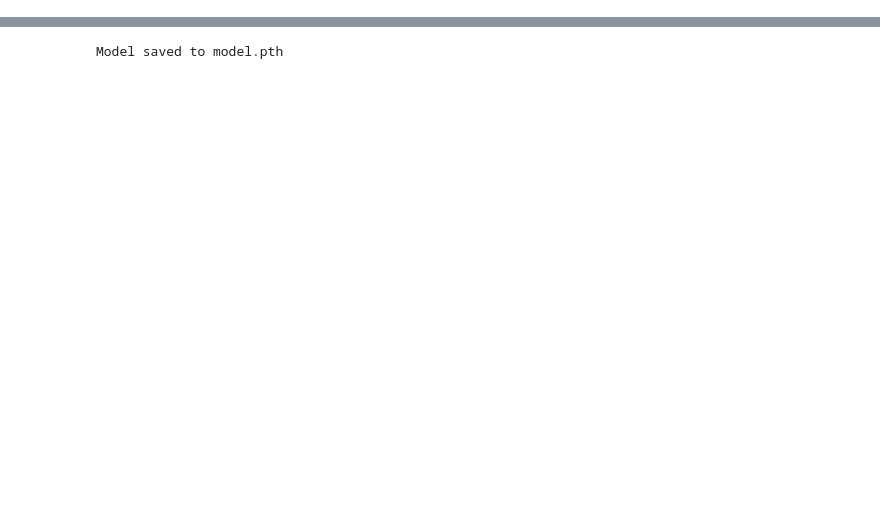
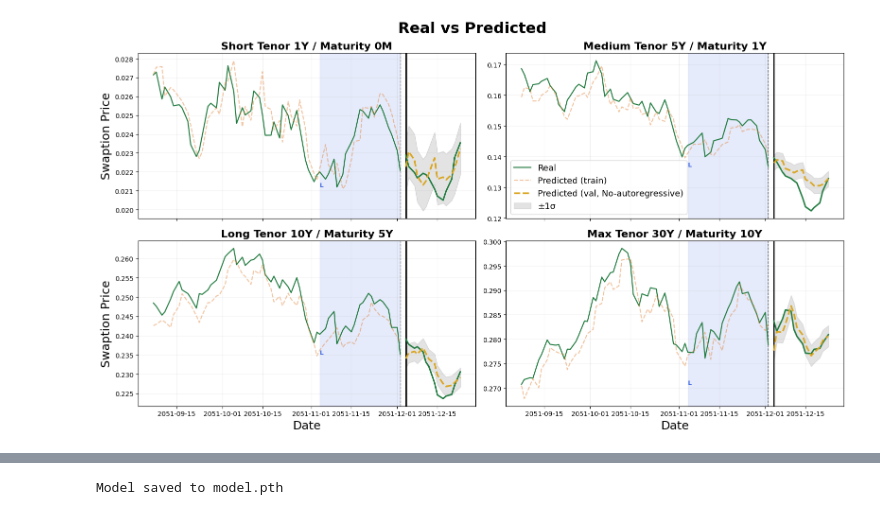
Before and after one commit to ReyGuadarrama/Quandela_hackathon, a Jupyter notebook: solution.ipynb, the cells around one changed output, grey strips where cells are left out. Saved outputs shown, nothing was run; the diff lists cells and outputs as text; code cells hidden in the pictures; blank space fills up the shorter version.

```diff
--- a/solution.ipynb
+++ b/solution.ipynb
@@ -433,0 +439,70 @@ for day_idx, label in [(0, "first"), (n_val - 1, "last")]:
+# %%
+show_start = TRAIN_SPLIT - CONTEXT_DAYS
+
+selected = [
+    (1,  0.0833333333333333, "Short Tenor 1Y / Maturity 0M"),
+    (5,  1.0,               "Medium Tenor 5Y / Maturity 1Y"),
+    (10, 5.0,               "Long Tenor 10Y / Maturity 5Y"),
+    (30, 10.0,              "Max Tenor 30Y / Maturity 10Y"),
+]
+
+fig, axes = plt.subplots(2, 2, figsize=(16, 9))
+fig.patch.set_facecolor("white")
+
+for idx, (ax, (tenor, maturity, label)) in enumerate(zip(axes.flatten(), selected)):
+    t_idx = TENORS_LIST.index(tenor)
+    m_idx = min(range(N_MAT), key=lambda i: abs(MATURITIES_LIST[i] - maturity))
+    col   = m_idx * N_TEN + t_idx
+
+    real = all_reals[:, col]
+    pred = all_preds[:, col]
+
+    train_std = np.abs(pred[:TRAIN_SPLIT] - real[:TRAIN_SPLIT]).std()
+
+    lb_start = TRAIN_SPLIT - dataset.lookback
+    ax.axvspan(pred_dates[lb_start], pred_dates[TRAIN_SPLIT - 1],
+               alpha=0.13, color="royalblue", zorder=1)
+    ax.annotate("L", xy=(pred_dates[lb_start], real[show_start:TRAIN_SPLIT].min()),
+                fontsize=9, color="royalblue", fontweight="bold")
+    ax.axvline(pred_dates[TRAIN_SPLIT - 1], color="black", linewidth=1,
+               linestyle="--", alpha=0.6)
+    ax.axvline(split_date, color="black", linewidth=2)
+
+    ax.plot(pred_dates[show_start:TRAIN_SPLIT], real[show_start:TRAIN_SPLIT],
+            color="#1f7a3e", linewidth=1.6, label="Real")
+    ax.plot(pred_dates[TRAIN_SPLIT:], real[TRAIN_SPLIT:],
+            color="#1f7a3e", linewidth=2.2)
+    ax.plot(pred_dates[show_start:TRAIN_SPLIT], pred[show_start:TRAIN_SPLIT],
+            color="#e07b2a", linewidth=1.6, linestyle="--", alpha=0.45,
+            label="Predicted (train)")
+    ax.plot(pred_dates[TRAIN_SPLIT:], pred[TRAIN_SPLIT:],
+            color="goldenrod", linewidth=2.5, linestyle="--",
+            label="Predicted (val, No-autoregressive)")
+    ax.fill_between(pred_dates[TRAIN_SPLIT:],
+                    pred[TRAIN_SPLIT:] - train_std,
+                    pred[TRAIN_SPLIT:] + train_std,
+                    alpha=0.22, color="gray", label="±1σ")
+
+    ax.set_title(label, fontsize=16, fontweight="bold")
+    ax.grid(True, alpha=0.2)
+
+    # Solo los plots de la fila inferior tienen etiqueta y ticks del eje x
+    if idx < 2:
+        ax.set_xlabel("")
+        ax.tick_params(axis="x", labelbottom=False)
+    else:
+        ax.set_xlabel("Date", fontsize=18)
+        #ax.tick_params(axis="x", rotation=20)
+
+    if idx%2 == 0:
+        ax.set_ylabel("Swaption Price", fontsize=18)
+
+
+
+axes[0, 1].legend(fontsize=13, loc="lower left")
+fig.suptitle("Real vs Predicted", fontsize=23, fontweight="bold")
+plt.tight_layout()
+plt.savefig("figures/timeseries_comparison.png", dpi=130, bbox_inches="tight")
+plt.show()
+# %% [output]
+[figure, added]
```
Also changed, not shown: parts of 31 cells of this notebook.
